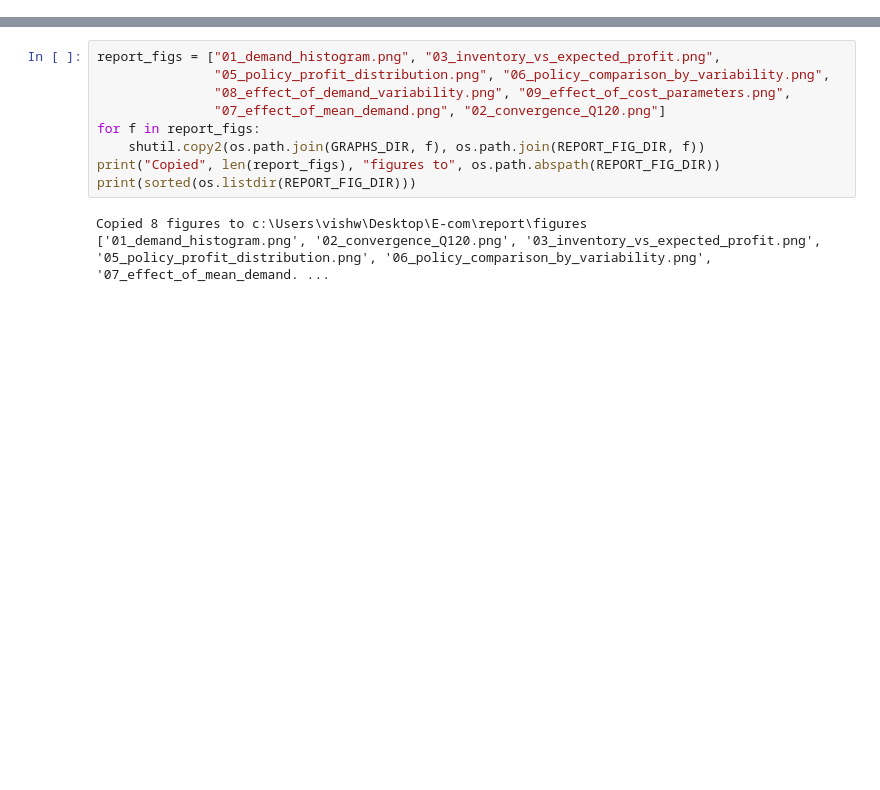
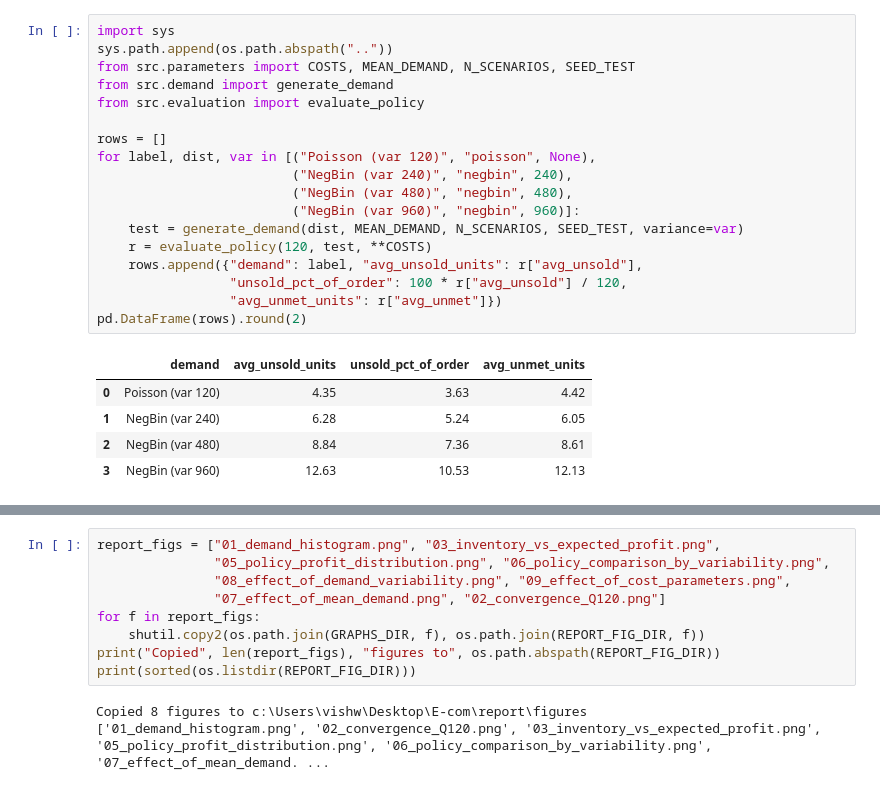
Before and after one commit to vishwasaravananrama/ecommerce-stochastic-optimization, a Jupyter notebook: notebooks/09_final_results.ipynb, the cells around one changed output, grey strips where cells are left out. Drawn from its saved outputs; the diff is of its cells as text; blank space fills up the shorter version.

```diff
--- a/notebooks/09_final_results.ipynb
+++ b/notebooks/09_final_results.ipynb
@@ -0,0 +179,24 @@
+# %%
+import sys
+sys.path.append(os.path.abspath(".."))
+from src.parameters import COSTS, MEAN_DEMAND, N_SCENARIOS, SEED_TEST
+from src.demand import generate_demand
+from src.evaluation import evaluate_policy
+
+rows = []
+for label, dist, var in [("Poisson (var 120)", "poisson", None),
+                         ("NegBin (var 240)", "negbin", 240),
+                         ("NegBin (var 480)", "negbin", 480),
+                         ("NegBin (var 960)", "negbin", 960)]:
+    test = generate_demand(dist, MEAN_DEMAND, N_SCENARIOS, SEED_TEST, variance=var)
+    r = evaluate_policy(120, test, **COSTS)
+    rows.append({"demand": label, "avg_unsold_units": r["avg_unsold"],
+                 "unsold_pct_of_order": 100 * r["avg_unsold"] / 120,
+                 "avg_unmet_units": r["avg_unmet"]})
+pd.DataFrame(rows).round(2)
+# %% [output]
+|  | demand | avg_unsold_units | unsold_pct_of_order | avg_unmet_units |
+| 0 | Poisson (var 120) | 4.35 | 3.63 | 4.42 |
+| 1 | NegBin (var 240) | 6.28 | 5.24 | 6.05 |
+| 2 | NegBin (var 480) | 8.84 | 7.36 | 8.61 |
+| 3 | NegBin (var 960) | 12.63 | 10.53 | 12.13 |
```
Also changed, not shown: parts of 5 cells of this notebook, 15 other files.
